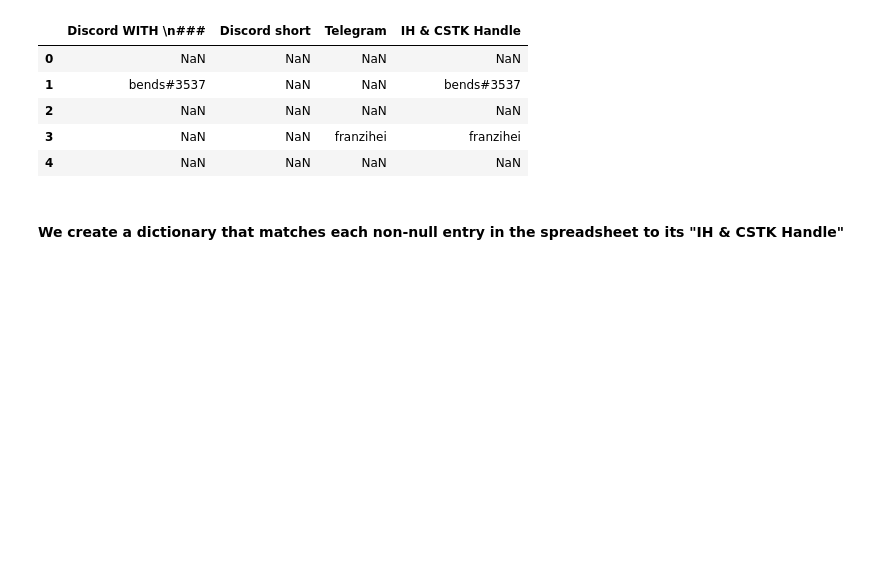
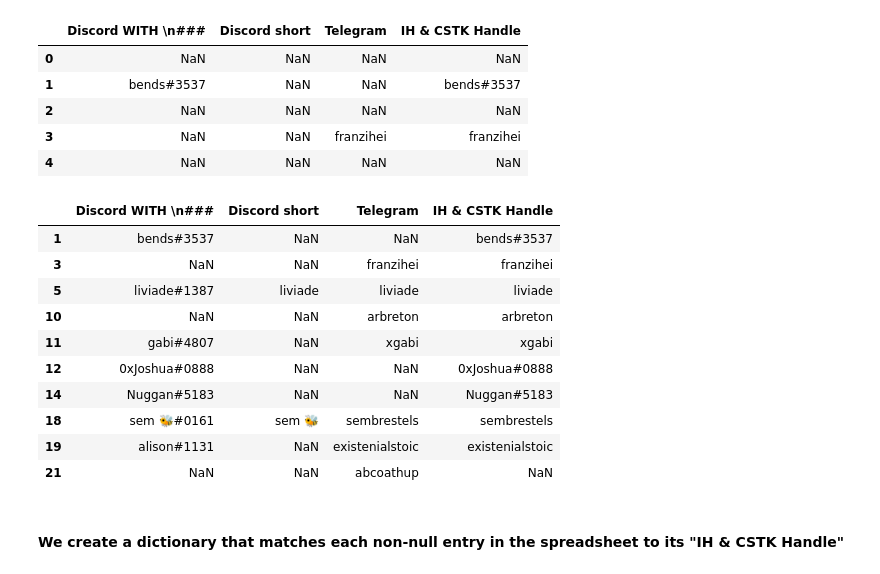
Before and after one commit to CommonsBuild/praiseanalysis, a Jupyter notebook: cleaning-praise-data.ipynb, the cells around one changed output. Drawn from its saved outputs; the diff is of its cells as text; code cells hidden in the pictures; blank space fills up the shorter version.

```diff
--- a/cleaning-praise-data.ipynb
+++ b/cleaning-praise-data.ipynb
@@ -366,6 +418,20 @@ names_df.head()
 | 2 | NaN | NaN | NaN | NaN |
 | 3 | NaN | NaN | franzihei | franzihei |
 | 4 | NaN | NaN | NaN | NaN |
+# %%
+names_df.dropna(how='all').head(10)
+# %% [output]
+|  | Discord WITH \n### | Discord short | Telegram | IH & CSTK Handle |
+| 1 | bends#3537 | NaN | NaN | bends#3537 |
+| 3 | NaN | NaN | franzihei | franzihei |
+| 5 | liviade#1387 | liviade | liviade | liviade |
+| 10 | NaN | NaN | arbreton | arbreton |
+| 11 | gabi#4807 | NaN | xgabi | xgabi |
+| 12 | 0xJoshua#0888 | NaN | NaN | 0xJoshua#0888 |
+| 14 | Nuggan#5183 | NaN | NaN | Nuggan#5183 |
+| 18 | sem 🐝#0161 | sem 🐝 | sembrestels | sembrestels |
+| 19 | alison#1131 | NaN | existenialstoic | existenialstoic |
+| 21 | NaN | NaN | abcoathup | NaN |
 # %% [markdown]
 #### We create a dictionary that matches each non-null entry in the spreadsheet to its "IH & CSTK Handle"
 # %%
```
Also changed, not shown: parts of 15 cells of this notebook, 1 other file.
